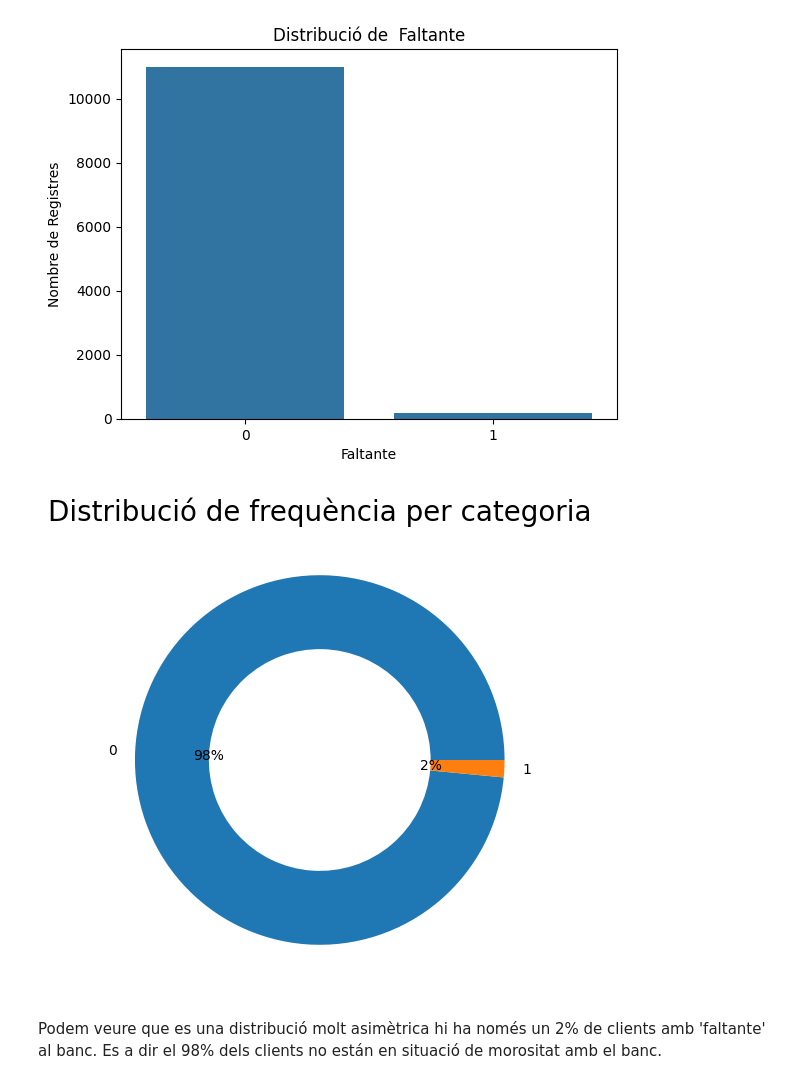
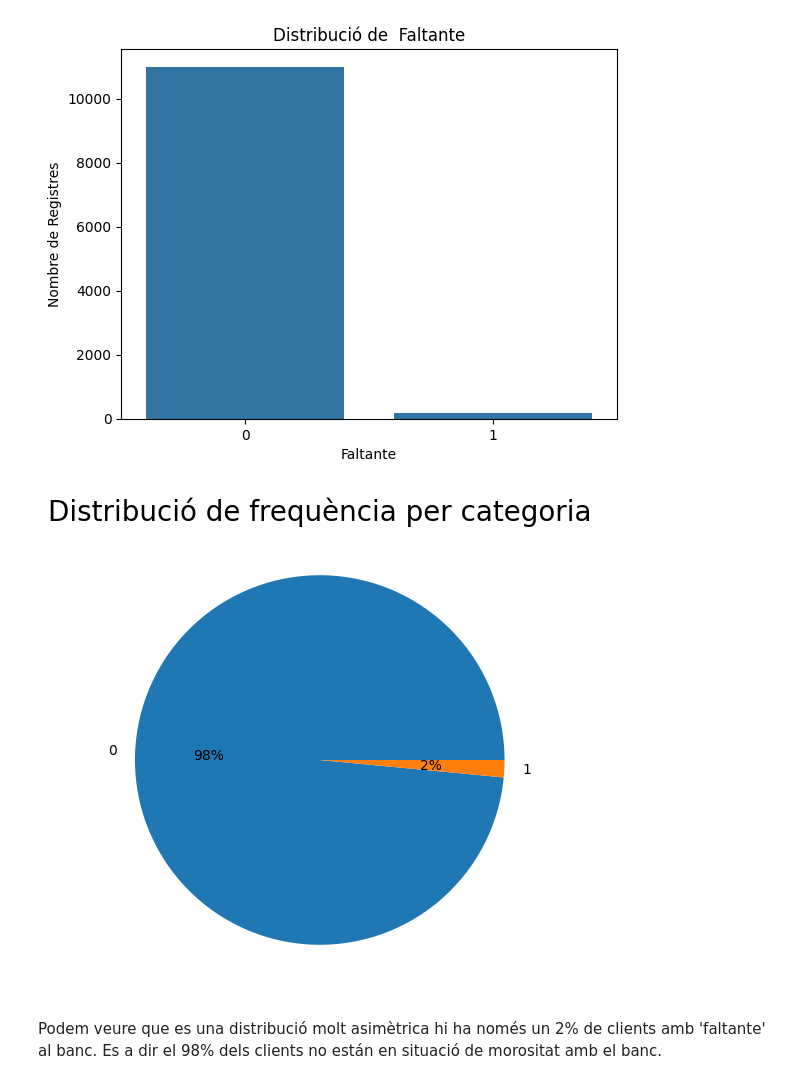
Before and after one commit to MarinaTorba/PersonalDataProrjects, a Jupyter notebook: Equip_B/scripts/Finances/Pau/Sprint1.ipynb, the cells around one changed output. Cells and saved outputs as stored; diff of their text form; code cells hidden in the pictures.

```diff
--- a/Equip_B/scripts/Finances/Pau/Sprint1.ipynb
+++ b/Equip_B/scripts/Finances/Pau/Sprint1.ipynb
@@ -151,11 +151,11 @@ plt.show()
 # %%
 compteig_faltante= df_vistaf['faltante'].value_counts()
 plt.figure(figsize=(6,6))
-plt.pie(compteig_faltante,labels=compteig_faltante.index, autopct='%1.0f%%',wedgeprops={'width': 0.4})
+plt.pie(compteig_faltante,labels=compteig_faltante.index, autopct='%1.0f%%')
 plt.title("Distribució de frequència per categoria", fontsize=20 )
 plt.show()
 # %% [output]
-[figure, old version]
+[figure, new version]
 # %% [markdown]
 Podem veure que es una distribució molt asimètrica hi ha només un 2% de clients amb 'faltante' al banc. Es a dir el 98% dels clients no están en situació de morositat amb el banc.
 # %% [markdown]
```
Also changed, not shown: parts of 15 cells of this notebook.
